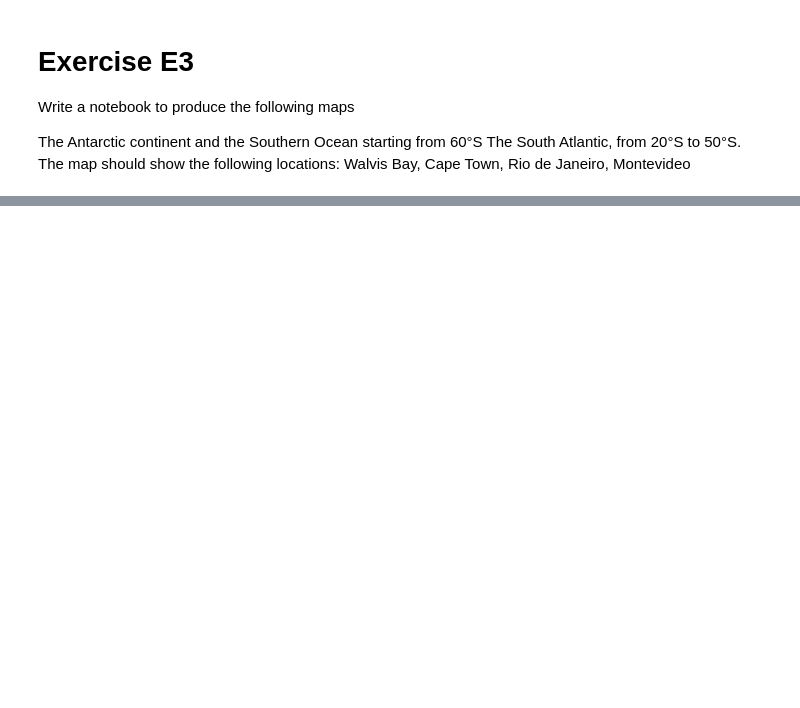
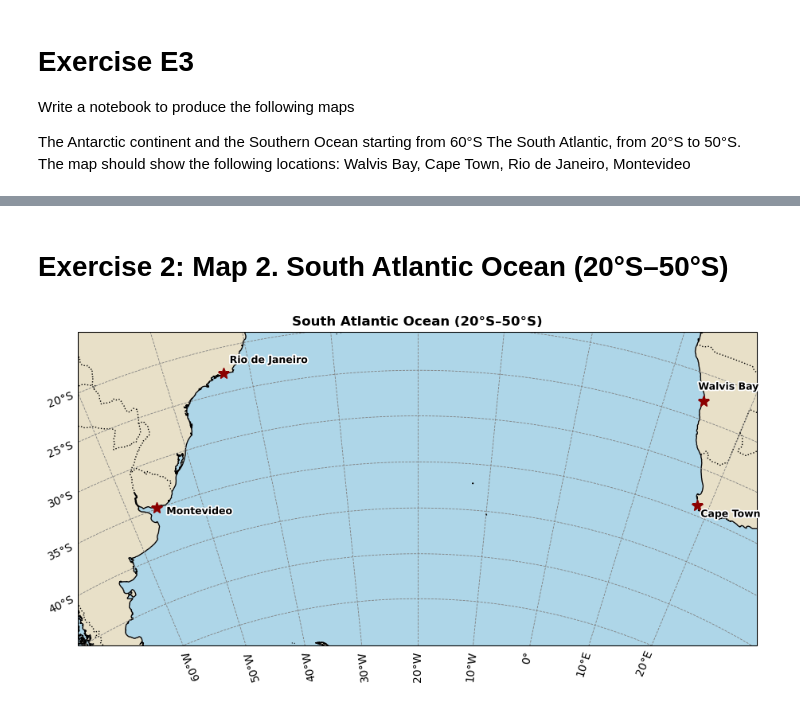
Before and after one commit to AndileChantelleMthembu/MTHAND110_SAMOS-CORE3, a Jupyter notebook: E3/E3.ipynb, the cells around one changed output, grey strips where cells are left out. Saved outputs shown, nothing was run; the diff lists cells and outputs as text; code cells hidden in the pictures; blank space fills up the shorter version.

```diff
--- a/E3/E3.ipynb
+++ b/E3/E3.ipynb
@@ -48,0 +100,72 @@ for p in range(len(place)):
+# %% [markdown]
+# Exercise 2: Map 2. South Atlantic Ocean (20°S–50°S)
+# %%
+# Domain
+west, east, south, north = -60, 20, -50, -20
+
+projection = ccrs.AlbersEqualArea(
+    central_longitude=(west + east) / 2,
+    central_latitude=(south + north) / 2,
+    standard_parallels=(-25, -45)
+)
+
+fig2, ax2 = plt.subplots(
+    figsize=(11, 8),
+    subplot_kw={'projection': projection}
+)
+
+ax2.set_extent([west, east, south, north], crs=ccrs.PlateCarree())
+
+#  Basemap
+ax2.add_feature(cfeature.OCEAN.with_scale('50m'), color='#aed6e8')
+ax2.add_feature(cfeature.LAND.with_scale('50m'),
+                facecolor='#e8e0c8', edgecolor='gray')
+ax2.coastlines(resolution='10m', linewidth=0.8)
+ax2.add_feature(cfeature.BORDERS, linestyle=':')
+
+#  Gridlines with labels
+gl2 = ax2.gridlines(
+    crs=ccrs.PlateCarree(),
+    draw_labels=True,
+    linestyle='--',
+    linewidth=0.6,
+    color='gray'
+)
+gl2.top_labels = False
+gl2.right_labels = False
+gl2.xlocator = mticker.FixedLocator(range(-60, 25, 10))
+gl2.ylocator = mticker.FixedLocator(range(-50, -15, 5))
+
+# City markers and labels
+label_offsets = {
+    "Walvis Bay": (-1, 1),
+    "Cape Town": (1, -1),
+    "Rio de Janeiro": (1, 1),
+    "Montevideo": (1, -1)
+}
+
+for city, (lon, lat) in cities.items():
+    ax2.plot(
+        lon, lat, marker='*',
+        markersize=10, color='darkred',
+        transform=ccrs.Geodetic()
+    )
+
+    dx, dy = label_offsets[city]
+    ax2.text(
+        lon + dx, lat + dy, city,
+        transform=ccrs.Geodetic(),
+        fontsize=9, fontweight='bold',
+        path_effects=[pe.withStroke(linewidth=2.5, foreground='white')]
+    )
+
+# Title
+ax2.set_title(
+    "South Atlantic Ocean (20°S–50°S)",
+    fontsize=12, fontweight='bold'
+)
+
+plt.savefig("figures/map2_south_atlantic.png", dpi=200, bbox_inches="tight")
+plt.show()
+# %% [output]
+[figure, added]
```
Also changed, not shown: parts of 4 cells of this notebook.
